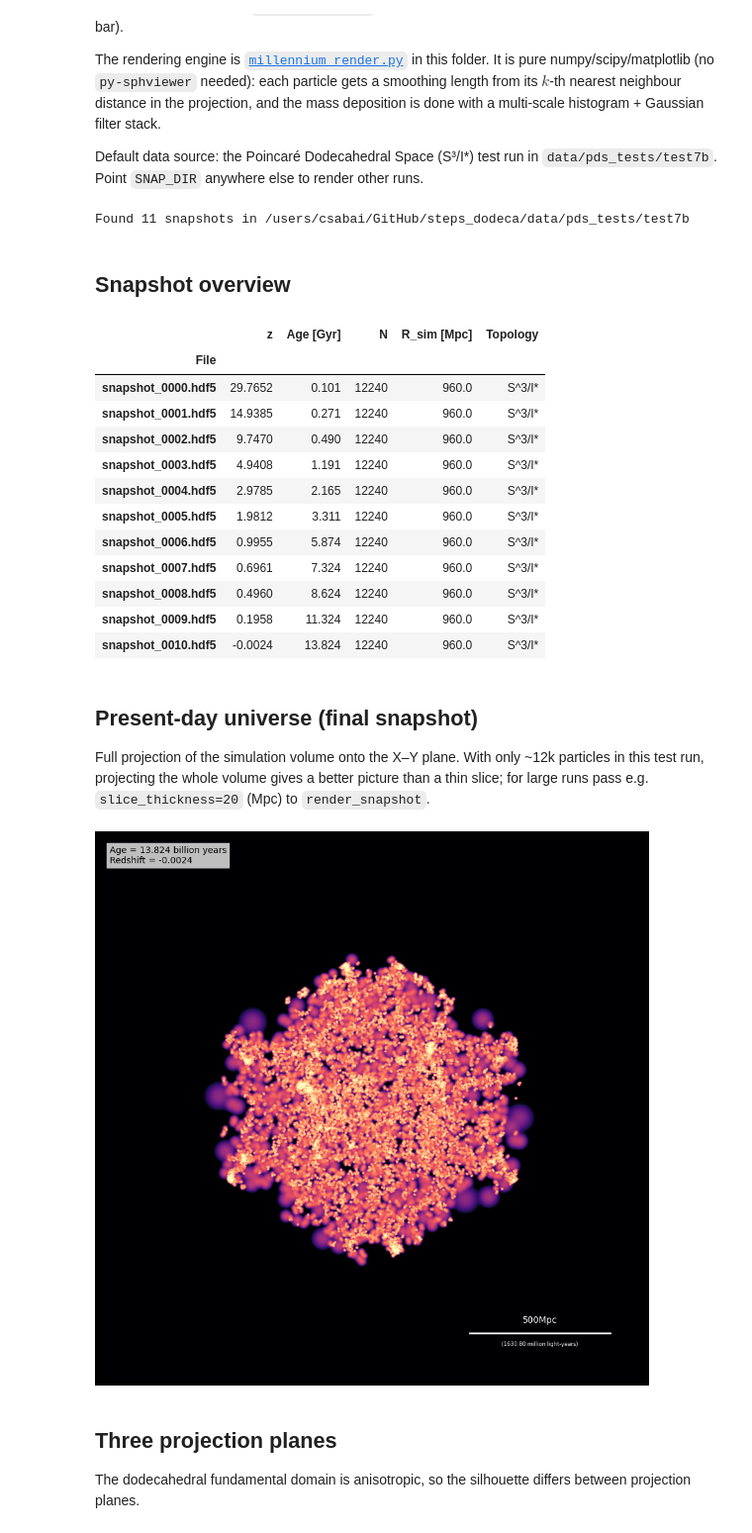
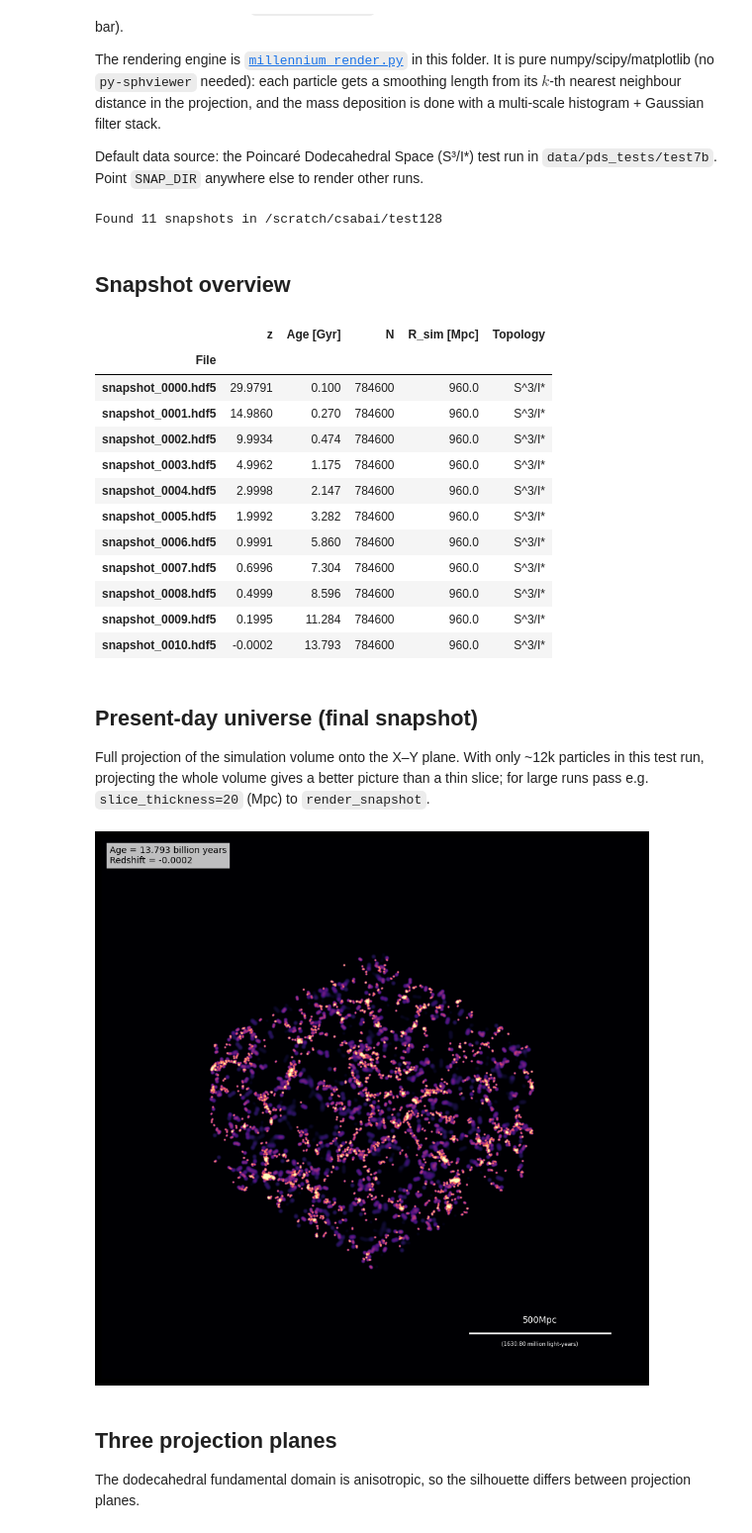
Before and after one commit to eltevo/StePS, a Jupyter notebook: tools/Visualization/PDS_Millennium_View.ipynb, the cells around one changed output. Shown at 99% size. Cells and saved outputs as stored; diff of their text form; code cells hidden in the pictures.

```diff
--- a/tools/Visualization/PDS_Millennium_View.ipynb
+++ b/tools/Visualization/PDS_Millennium_View.ipynb
@@ -23,18 +23,19 @@ from millennium_render import (load_snapshot, render_snapshot, render_map,
                                make_evolution_gif)
 
 # ── Configuration ──────────────────────────────────────────────────────────
-SNAP_DIR = Path('../../../data/pds_tests/test7b')   # relative to this notebook
-OUT_DIR  = Path('renders')                          # rendered PNG/GIF output
+SNAP_DIR = Path('/scratch/csabai/test128')   # relative to this notebook
+OUT_DIR  = Path('/scratch/csabai/test128/renders')                          # rendered PNG/GIF output
 NPIX     = 1200    # map resolution (pixels)
 N_NGB    = 2      # neighbours for adaptive smoothing (smaller = sharper)
 CMAP     = 'magma' # 'magma' and 'inferno' both give the Millennium look
-DYN_RANGE = 4.5    # decades of surface density displayed
+DYN_RANGE = 2.5    # decades of surface density displayed
+SLICE_THICKNESS = 10
 
 snap_files = sorted(SNAP_DIR.glob('snapshot_*.hdf5'))
 OUT_DIR.mkdir(exist_ok=True)
 print(f'Found {len(snap_files)} snapshots in {SNAP_DIR.resolve()}')
 # %% [output]
-Found 11 snapshots in /users/csabai/GitHub/steps_dodeca/data/pds_tests/test7b
+Found 11 snapshots in /scratch/csabai/test128
 # %% [markdown]
 ## Snapshot overview
 # %%
@@ -55,17 +56,17 @@ pd.DataFrame(rows).set_index('File')
 # %% [output]
 |  | z | Age [Gyr] | N | R_sim [Mpc] | Topology |
 | File |  |  |  |  |  |
-| snapshot_0000.hdf5 | 29.7652 | 0.101 | 12240 | 960.0 | S^3/I* |
-| snapshot_0001.hdf5 | 14.9385 | 0.271 | 12240 | 960.0 | S^3/I* |
-| snapshot_0002.hdf5 | 9.7470 | 0.490 | 12240 | 960.0 | S^3/I* |
-| snapshot_0003.hdf5 | 4.9408 | 1.191 | 12240 | 960.0 | S^3/I* |
-| snapshot_0004.hdf5 | 2.9785 | 2.165 | 12240 | 960.0 | S^3/I* |
-| snapshot_0005.hdf5 | 1.9812 | 3.311 | 12240 | 960.0 | S^3/I* |
-| snapshot_0006.hdf5 | 0.9955 | 5.874 | 12240 | 960.0 | S^3/I* |
-| snapshot_0007.hdf5 | 0.6961 | 7.324 | 12240 | 960.0 | S^3/I* |
-| snapshot_0008.hdf5 | 0.4960 | 8.624 | 12240 | 960.0 | S^3/I* |
-| snapshot_0009.hdf5 | 0.1958 | 11.324 | 12240 | 960.0 | S^3/I* |
-| snapshot_0010.hdf5 | -0.0024 | 13.824 | 12240 | 960.0 | S^3/I* |
+| snapshot_0000.hdf5 | 29.9791 | 0.100 | 784600 | 960.0 | S^3/I* |
+| snapshot_0001.hdf5 | 14.9860 | 0.270 | 784600 | 960.0 | S^3/I* |
+| snapshot_0002.hdf5 | 9.9934 | 0.474 | 784600 | 960.0 | S^3/I* |
+| snapshot_0003.hdf5 | 4.9962 | 1.175 | 784600 | 960.0 | S^3/I* |
+| snapshot_0004.hdf5 | 2.9998 | 2.147 | 784600 | 960.0 | S^3/I* |
+| snapshot_0005.hdf5 | 1.9992 | 3.282 | 784600 | 960.0 | S^3/I* |
+| snapshot_0006.hdf5 | 0.9991 | 5.860 | 784600 | 960.0 | S^3/I* |
+| snapshot_0007.hdf5 | 0.6996 | 7.304 | 784600 | 960.0 | S^3/I* |
+| snapshot_0008.hdf5 | 0.4999 | 8.596 | 784600 | 960.0 | S^3/I* |
+| snapshot_0009.hdf5 | 0.1995 | 11.284 | 784600 | 960.0 | S^3/I* |
+| snapshot_0010.hdf5 | -0.0002 | 13.793 | 784600 | 960.0 | S^3/I* |
 # %% [markdown]
 ## Present-day universe (final snapshot)
 
@@ -76,12 +77,12 @@ better picture than a thin slice; for large runs pass e.g.
 # %%
 fig, ax = render_snapshot(snap_files[-1], plane='XY',
                           npix=NPIX, n_ngb=N_NGB, cmap=CMAP,
-                          dyn_range=DYN_RANGE, figsize=11)
-fig.savefig(OUT_DIR / 'final_snapshot_XY.png', dpi=150,
+                          dyn_range=DYN_RANGE, figsize=11,slice_thickness=SLICE_THICKNESS)
+fig.savefig(OUT_DIR / 'final_snapshot_XY.png', dpi=300,
             facecolor='black', bbox_inches='tight', pad_inches=0.02)
 plt.show()
 # %% [output]
-[figure, old version]
+[figure, new version]
 # %% [markdown]
 ## Three projection planes
 
```
Also changed, not shown: parts of 3 cells of this notebook, 27 other files.
